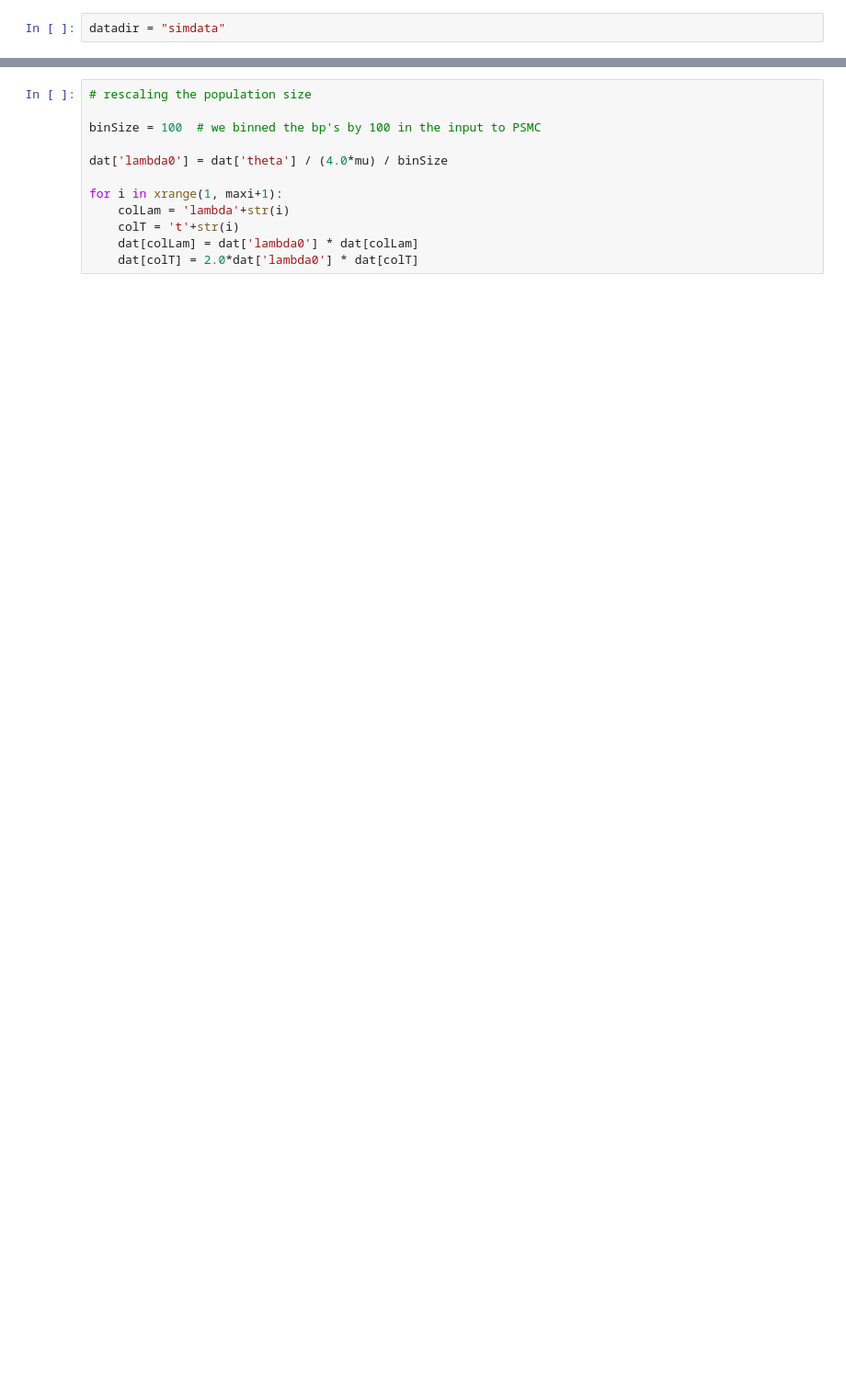
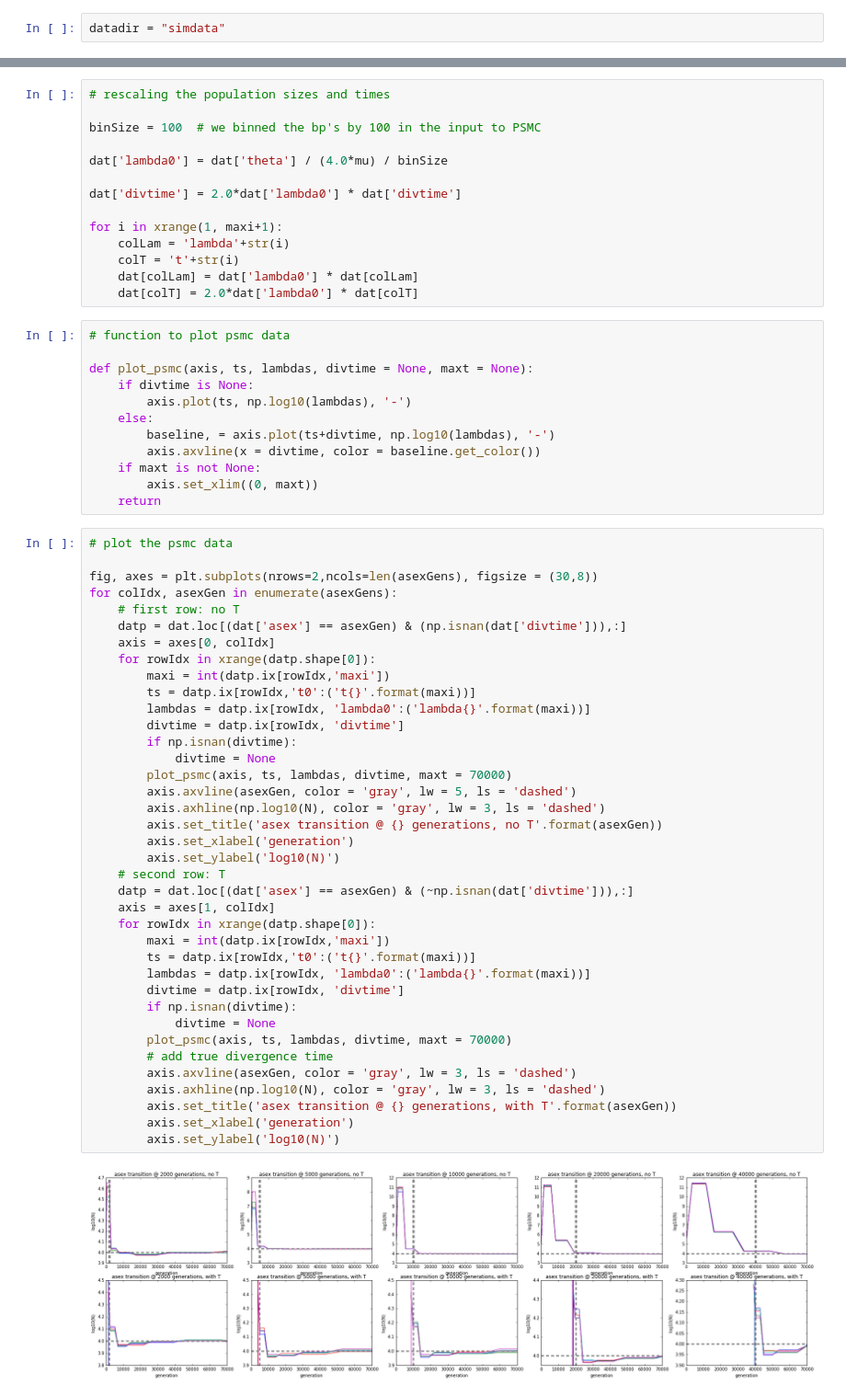
Before and after one commit to ammodramus/tsmc, a Jupyter notebook: snail_sims.ipynb, the cells around one changed output, grey strips where cells are left out. Shown at 92% size. Cells and saved outputs as stored; diff of their text form; blank space fills up the shorter version.

```diff
--- a/snail_sims.ipynb
+++ b/snail_sims.ipynb
@@ -140,14 +163,68 @@ newCols.extend(['t'+str(i) for i in xrange(0,maxi+1)])
 newCols.append('maxi')
 dat = dat[newCols]
 # %%
-# rescaling the population size
+# rescaling the population sizes and times
 
 binSize = 100  # we binned the bp's by 100 in the input to PSMC
 
 dat['lambda0'] = dat['theta'] / (4.0*mu) / binSize
+
+dat['divtime'] = 2.0*dat['lambda0'] * dat['divtime']
 
 for i in xrange(1, maxi+1):
     colLam = 'lambda'+str(i)
     colT = 't'+str(i)
     dat[colLam] = dat['lambda0'] * dat[colLam]
     dat[colT] = 2.0*dat['lambda0'] * dat[colT]
+# %%
+# function to plot psmc data
+
+def plot_psmc(axis, ts, lambdas, divtime = None, maxt = None):
+    if divtime is None:
+        axis.plot(ts, np.log10(lambdas), '-')
+    else:
+        baseline, = axis.plot(ts+divtime, np.log10(lambdas), '-')
+        axis.axvline(x = divtime, color = baseline.get_color())
+    if maxt is not None:
+        axis.set_xlim((0, maxt))
+    return
+# %%
+# plot the psmc data
+
+fig, axes = plt.subplots(nrows=2,ncols=len(asexGens), figsize = (30,8))
+for colIdx, asexGen in enumerate(asexGens):
+    # first row: no T
+    datp = dat.loc[(dat['asex'] == asexGen) & (np.isnan(dat['divtime'])),:]
+    axis = axes[0, colIdx]
+    for rowIdx in xrange(datp.shape[0]):
+        maxi = int(datp.ix[rowIdx,'maxi'])
+        ts = datp.ix[rowIdx,'t0':('t{}'.format(maxi))]
+        lambdas = datp.ix[rowIdx, 'lambda0':('lambda{}'.format(maxi))]
+        divtime = datp.ix[rowIdx, 'divtime']
+        if np.isnan(divtime):
+            divtime = None
+        plot_psmc(axis, ts, lambdas, divtime, maxt = 70000)
+        axis.axvline(asexGen, color = 'gray', lw = 5, ls = 'dashed')
+        axis.axhline(np.log10(N), color = 'gray', lw = 3, ls = 'dashed')
+        axis.set_title('asex transition @ {} generations, no T'.format(asexGen))
+        axis.set_xlabel('generation')
+        axis.set_ylabel('log10(N)')
+    # second row: T
+    datp = dat.loc[(dat['asex'] == asexGen) & (~np.isnan(dat['divtime'])),:]
+    axis = axes[1, colIdx]
+    for rowIdx in xrange(datp.shape[0]):
+        maxi = int(datp.ix[rowIdx,'maxi'])
+        ts = datp.ix[rowIdx,'t0':('t{}'.format(maxi))]
+        lambdas = datp.ix[rowIdx, 'lambda0':('lambda{}'.format(maxi))]
+        divtime = datp.ix[rowIdx, 'divtime']
+        if np.isnan(divtime):
+            divtime = None
+        plot_psmc(axis, ts, lambdas, divtime, maxt = 70000)
+        # add true divergence time
+        axis.axvline(asexGen, color = 'gray', lw = 3, ls = 'dashed')
+        axis.axhline(np.log10(N), color = 'gray', lw = 3, ls = 'dashed')
+        axis.set_title('asex transition @ {} generations, with T'.format(asexGen))
+        axis.set_xlabel('generation')
+        axis.set_ylabel('log10(N)')
+# %% [output]
+[figure, added]
```
Also changed, not shown: parts of 18 cells of this notebook, 1 other file.
